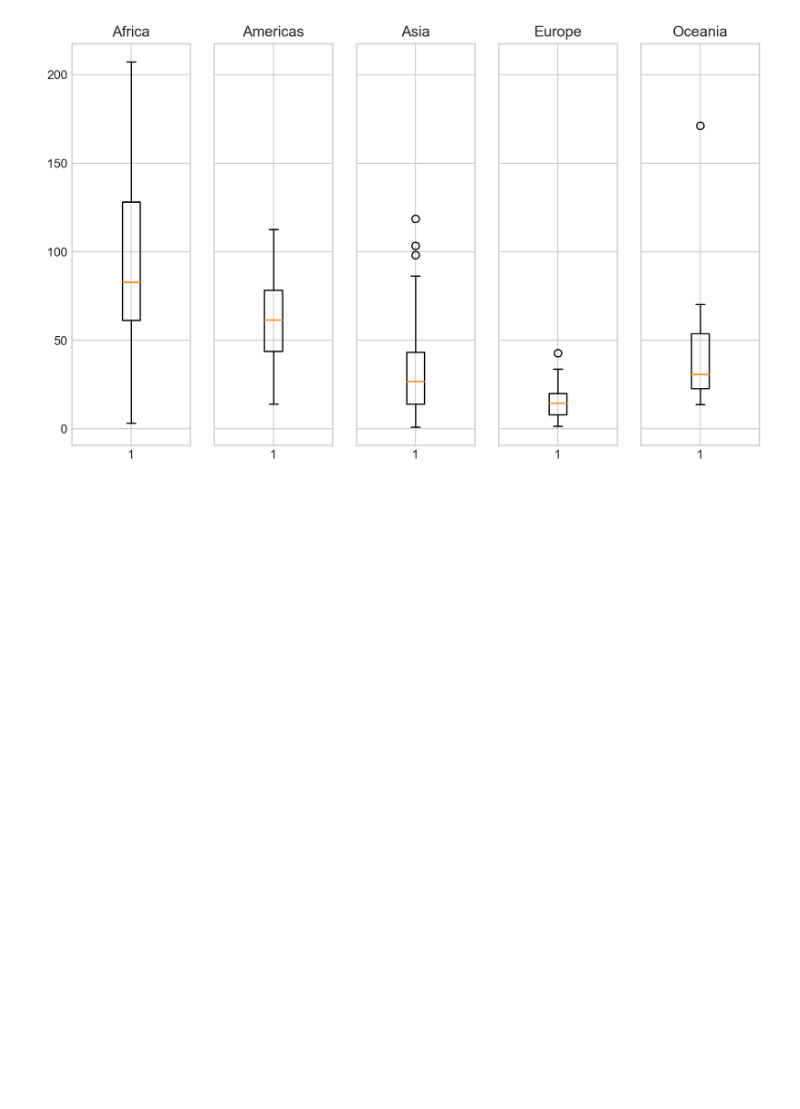
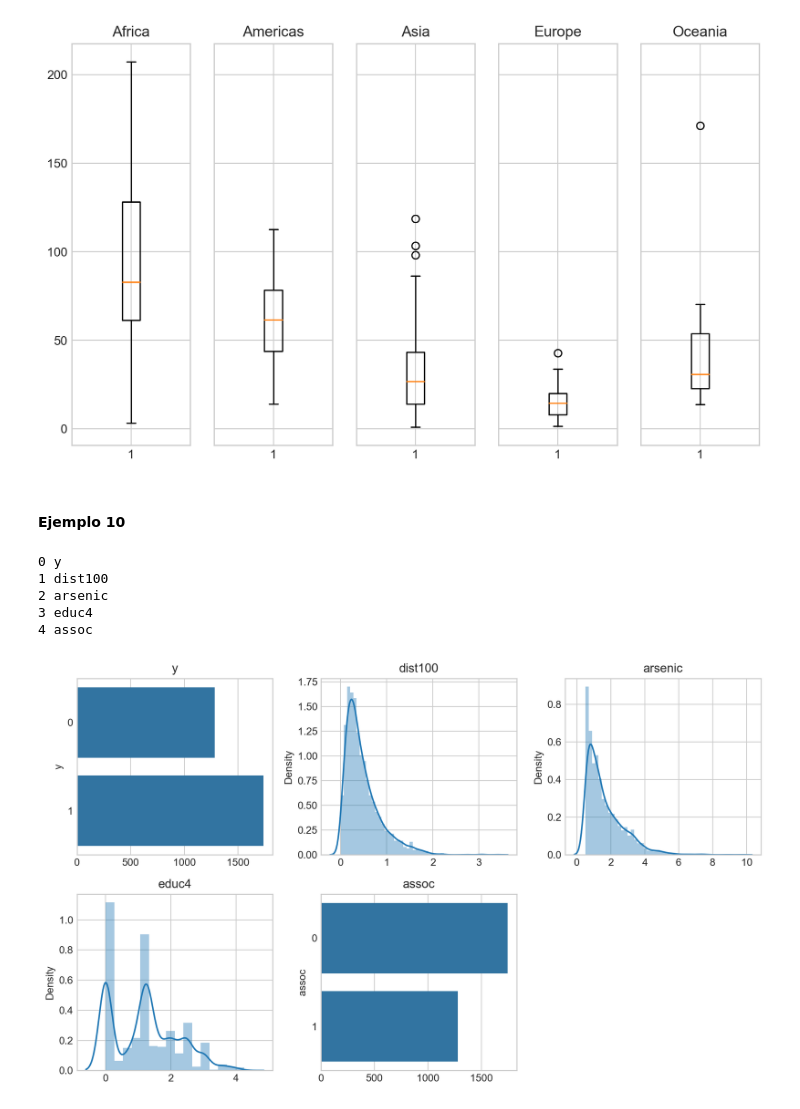
Before and after one commit to perezlino/desafio_latam_data_science, a Jupyter notebook: Resumen/matplotlib.pyplot/2-matplotlib.pyplot.subplot(_).ipynb, the cells around one changed output. Cells and saved outputs as stored; diff of their text form; code cells hidden in the pictures; blank space fills up the shorter version.

Commit message:
Actualizar directorio Resumen \ matplotlib.pyplot

```diff
--- a/Resumen/matplotlib.pyplot/2-matplotlib.pyplot.subplot(_).ipynb
+++ b/Resumen/matplotlib.pyplot/2-matplotlib.pyplot.subplot(_).ipynb
@@ -523,3 +523,43 @@ def grouped_boxplot(dataframe, variable, group_by):
 grouped_boxplot(df, 'adfert', 'region')
 # %% [output]
 [figure]
+# %% [markdown]
+#### **Ejemplo 10**
+# %%
+import numpy as np
+import pandas as pd
+import matplotlib.pyplot as plt
+import seaborn as sns
+import warnings
+warnings.filterwarnings("ignore")
+plt.style.use('seaborn-whitegrid') # Graficos estilo seaborn
+plt.rcParams["figure.figsize"] = (10,6) # Tamaño gráficos
+plt.rcParams["figure.dpi"] = 200 # Resolución gráficos
+# %%
+# ingresamos la base de datos
+df = pd.read_csv('\github\desafio_latam_data_science\Resumen\\numpy_y_pandas\wells.csv')
+# La base de datos incluye una columna de índice. Eliminemosla para evitar futuros conflictos
+df = df.drop("index", axis =1)
+# %%
+for n, i in enumerate(df):
+    print(n, i)
+# %% [output]
+0 y
+1 dist100
+2 arsenic
+3 educ4
+4 assoc
+# %%
+for n, i in enumerate(df):
+    plt.subplot(2, 3, n+1)
+    if len(df[i].value_counts()) > 2:
+        sns.distplot(df[i])
+        plt.title(i)
+        plt.xlabel("")
+    else:
+        sns.countplot(y=df[i])
+        plt.title(i)
+        plt.xlabel("")
+    plt.tight_layout()
+# %% [output]
+[figure, added]
```
